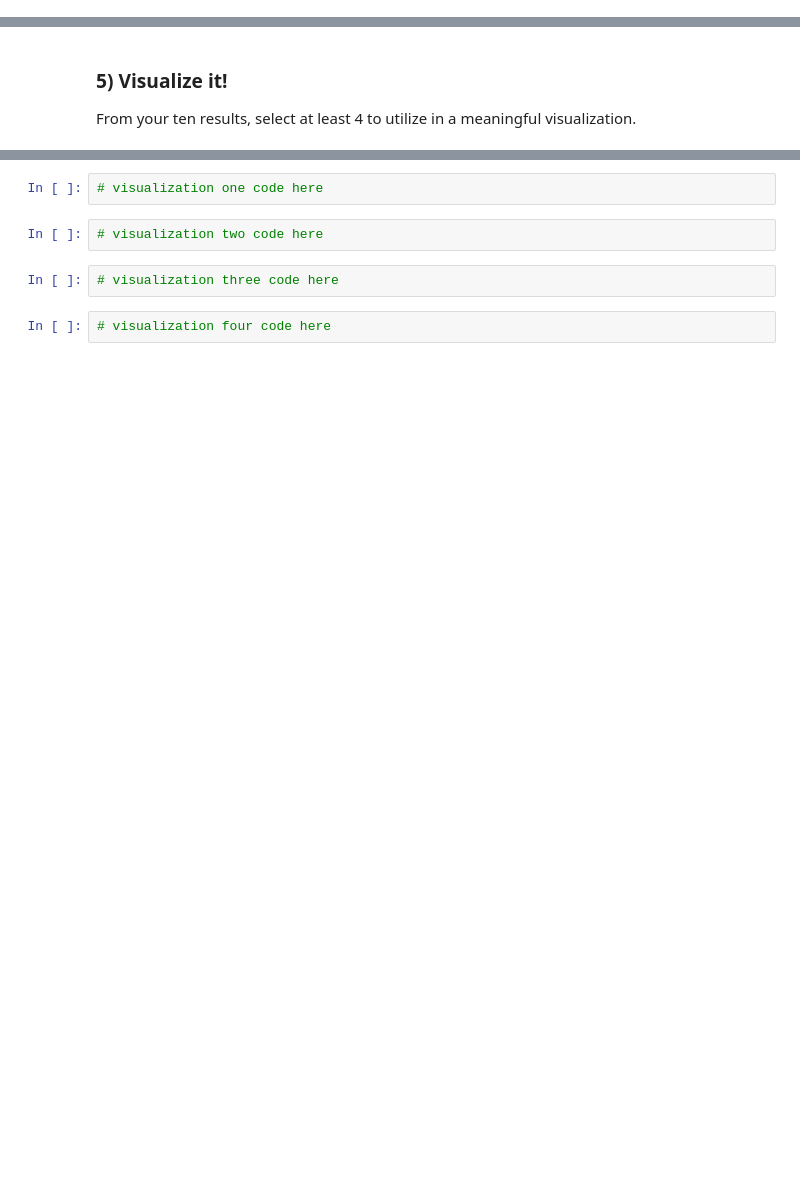
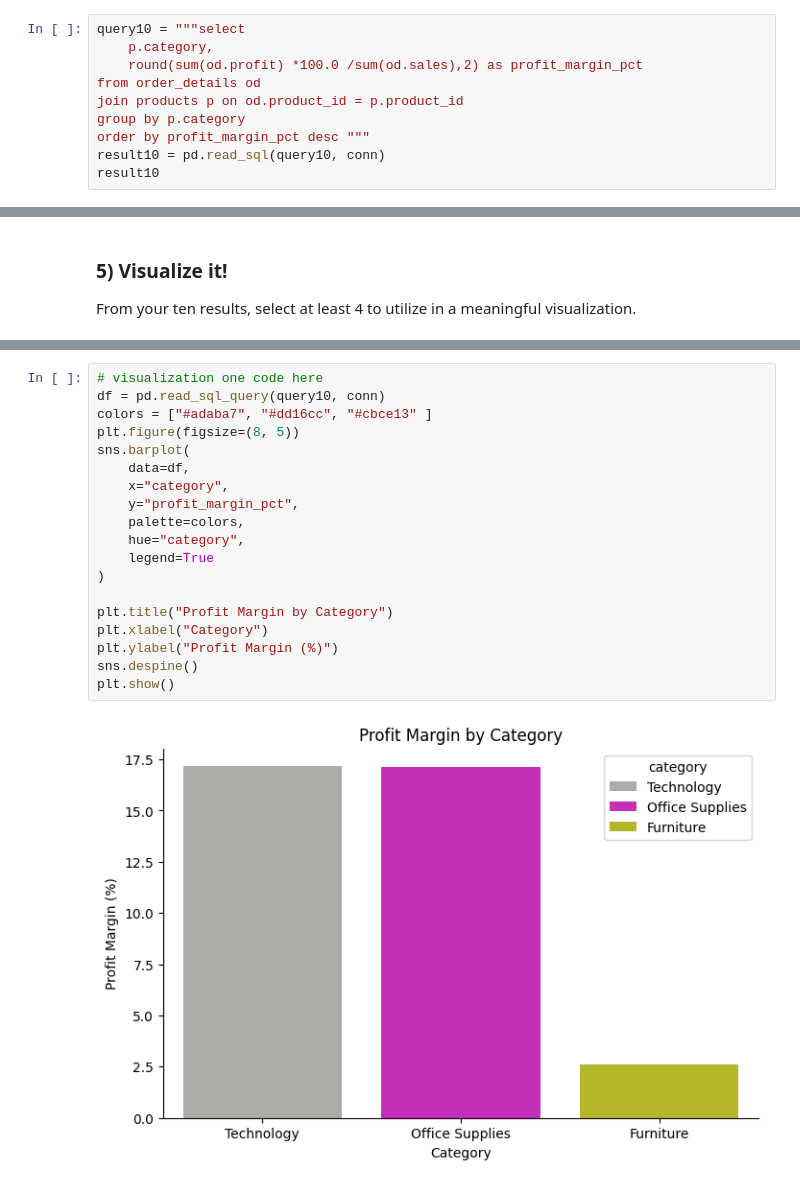
Before and after one commit to ckongshaug87/DataAnalysisModule3, a Jupyter notebook: Week4/notebooks/superstore_sales_workflow.ipynb, the cells around one changed output, grey strips where cells are left out. Cells and saved outputs as stored; diff of their text form; blank space fills up the shorter version.

```diff
--- a/Week4/notebooks/superstore_sales_workflow.ipynb
+++ b/Week4/notebooks/superstore_sales_workflow.ipynb
@@ -249,0 +373,10 @@ result10
+# %%
+query10 = """select
+    p.category,
+    round(sum(od.profit) *100.0 /sum(od.sales),2) as profit_margin_pct
+from order_details od
+join products p on od.product_id = p.product_id
+group by p.category
+order by profit_margin_pct desc """
+result10 = pd.read_sql(query10, conn)
+result10
@@ -273,8 +413,21 @@ plt.show()
-# %%
-# visualization one code here
-# %%
-# visualization two code here
-# %%
-# visualization three code here
-# %%
-# visualization four code here
+# %%
+# visualization one code here
+df = pd.read_sql_query(query10, conn)
+colors = ["#adaba7", "#dd16cc", "#cbce13" ]
+plt.figure(figsize=(8, 5))
+sns.barplot(
+    data=df,
+    x="category",
+    y="profit_margin_pct",
+    palette=colors,
+    hue="category",
+    legend=True
+)
+
+plt.title("Profit Margin by Category")
+plt.xlabel("Category")
+plt.ylabel("Profit Margin (%)")
+sns.despine()
+plt.show()
+# %% [output]
+[figure, added]
```
Also changed, not shown: parts of 22 cells of this notebook.
